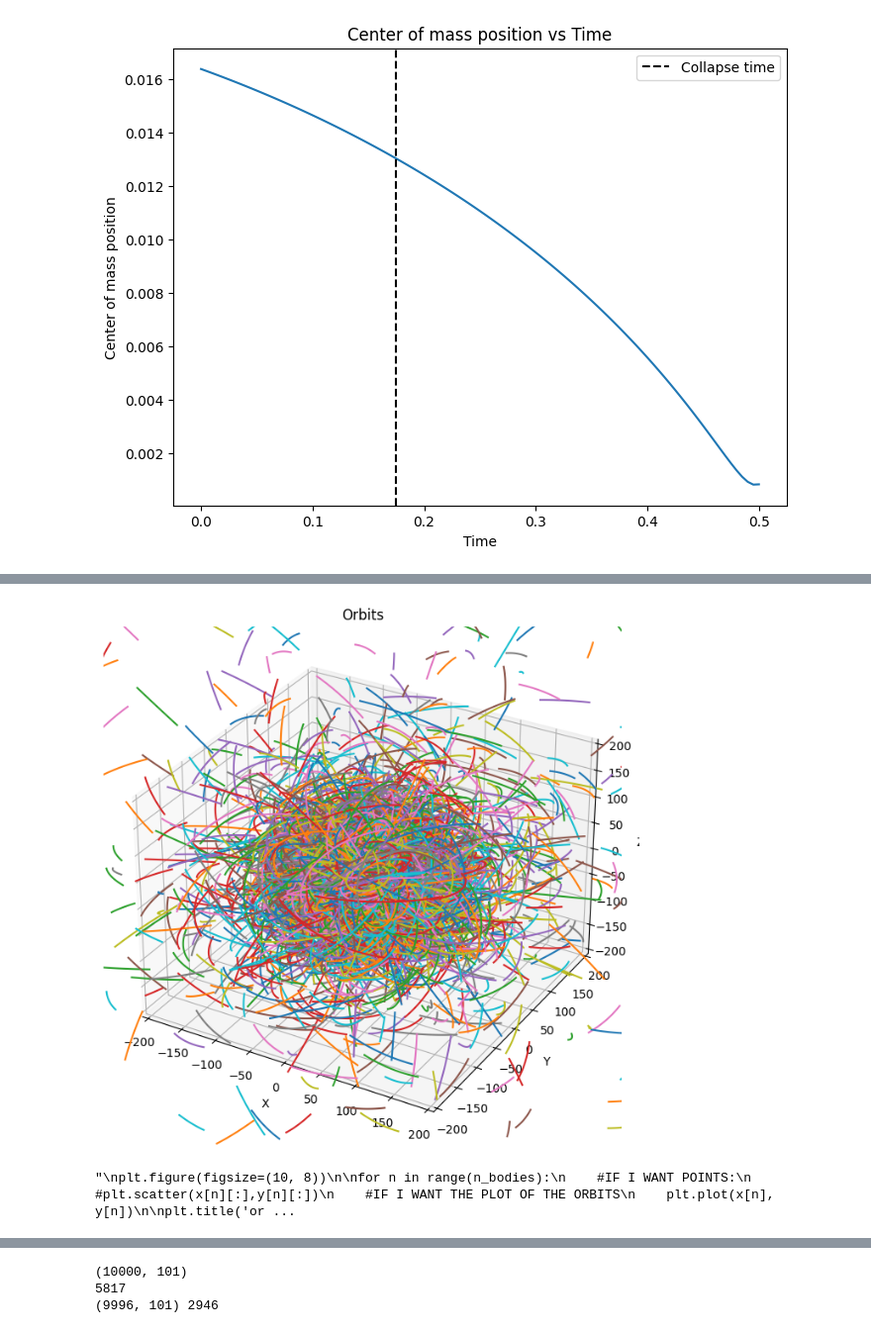
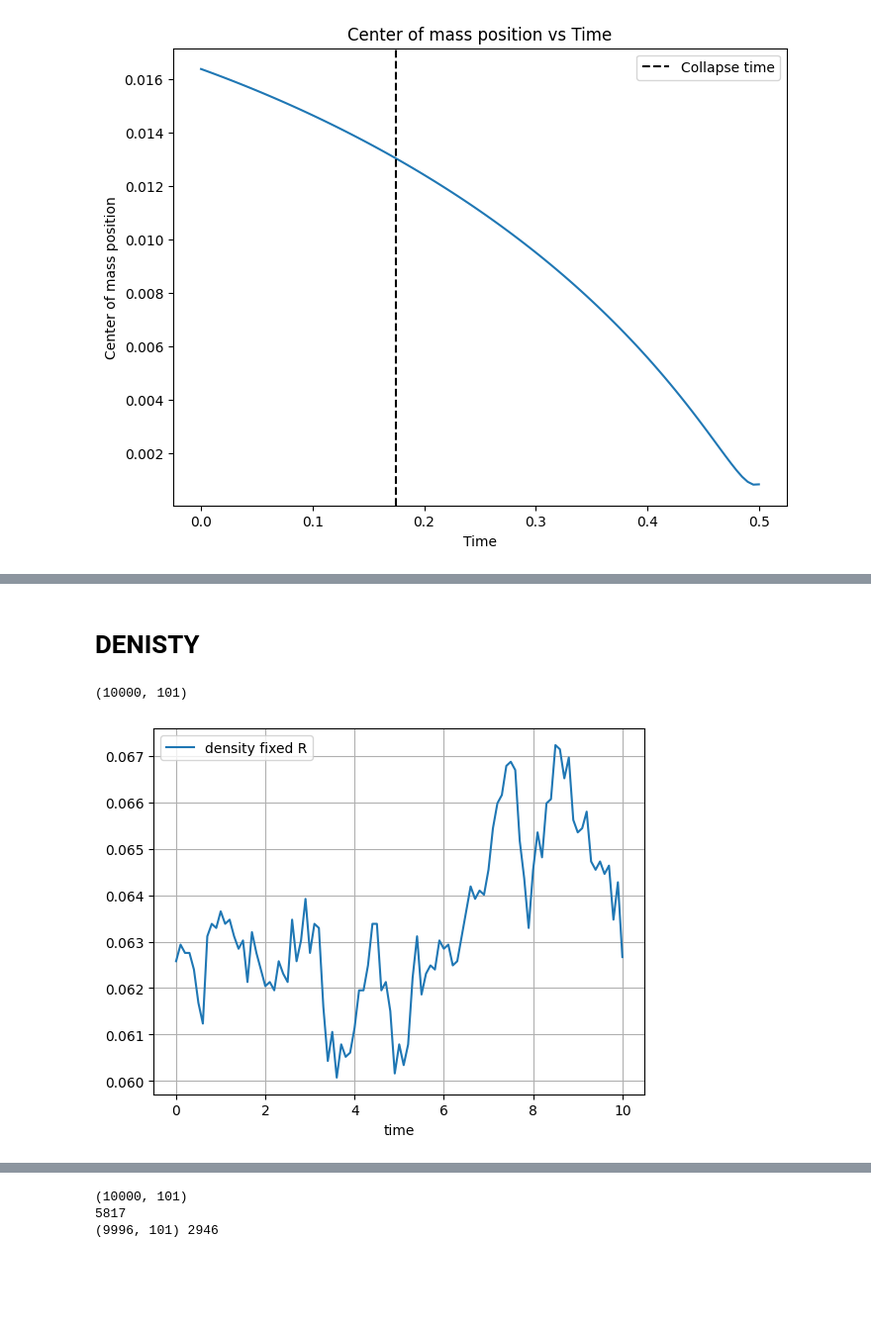
Before and after one commit to malvibellotti/Dynamics-experience-4, a Jupyter notebook: Treecode_plots_10000.ipynb, the cells around one changed output, grey strips where cells are left out. Shown at 99% size. Saved outputs shown, nothing was run; the diff lists cells and outputs as text; code cells hidden in the pictures; blank space fills up the shorter version.

```diff
--- a/Treecode_plots_10000.ipynb
+++ b/Treecode_plots_10000.ipynb
@@ -406,43 +430,30 @@ plt.show()
-# %%
-#ALL THE ORBITS
-
-
-fig = plt.figure(figsize=(10, 8))
-ax = fig.add_subplot(111, projection='3d')
-
-for orbit_x, orbit_y, orbit_z in zip(x_evolution, y_evolution, z_evolution):
-    ax.plot(orbit_x, orbit_y, orbit_z)
-
-ax.set_title('Orbits')
-ax.set_xlabel('X')
-ax.set_ylabel('Y')
-ax.set_zlabel('Z')
-
-ax.set_xlim(-200,200)
-ax.set_ylim(-200,200)
-ax.set_zlim(-200,200)
-
-plt.show()
-
-
-'''
-plt.figure(figsize=(10, 8))
-
-for n in range(n_bodies):
-    #IF I WANT POINTS:
-    #plt.scatter(x[n][:],y[n][:])
-    #IF I WANT THE PLOT OF THE ORBITS
-    plt.plot(x[n], y[n])
-
-plt.title('orbits')
-plt.xlabel('x')
-plt.ylabel('y')
-#plt.gca().set_aspect('equal', adjustable='box')
-plt.grid(True)
-#plt.legend()
-plt.show()
-'''
-# %% [output]
-[figure]
-"\nplt.figure(figsize=(10, 8))\n\nfor n in range(n_bodies):\n    #IF I WANT POINTS:\n    #plt.scatter(x[n][:],y[n][:])\n    #IF I WANT THE PLOT OF THE ORBITS\n    plt.plot(x[n], y[n])\n\nplt.title('or ...
+# %% [markdown]
+# DENISTY
+# %%
+def density_fixed_t_fixed_r (r_evolution, time_index, fixed_R):
+    density_fixed_tR = []
+    i = 0
+    for r_p in r_evolution[:,time_index]:
+        if (r_p <= fixed_R):
+            i = i+1
+    density_fixed_tR = (i * data_mass[0]) /  (4/3 * np.pi * (fixed_R)**3 )
+    return density_fixed_tR
+# %%
+r_evolution = np.empty((N, n_outputs))
+r_evolution = np.sqrt(x_evolution**2 + y_evolution**2 + z_evolution**2)
+print(r_evolution.shape)
+r_fixed = 20
+density_fixed_R = []
+for t in range(len(data_time)):
+    density_fixed_R.append(density_fixed_t_fixed_r(r_evolution, time_index= t, fixed_R = r_fixed))
+
+plt.plot(data_time, density_fixed_R, label = 'density fixed R')
+plt.xlabel("time")
+#plt.ylabel("radius")
+plt.legend()
+plt.grid()
+#plt.show()
+# %% [output]
+(10000, 101)
+[figure, added]
 # %%
```
Also changed, not shown: parts of 14 cells of this notebook.
